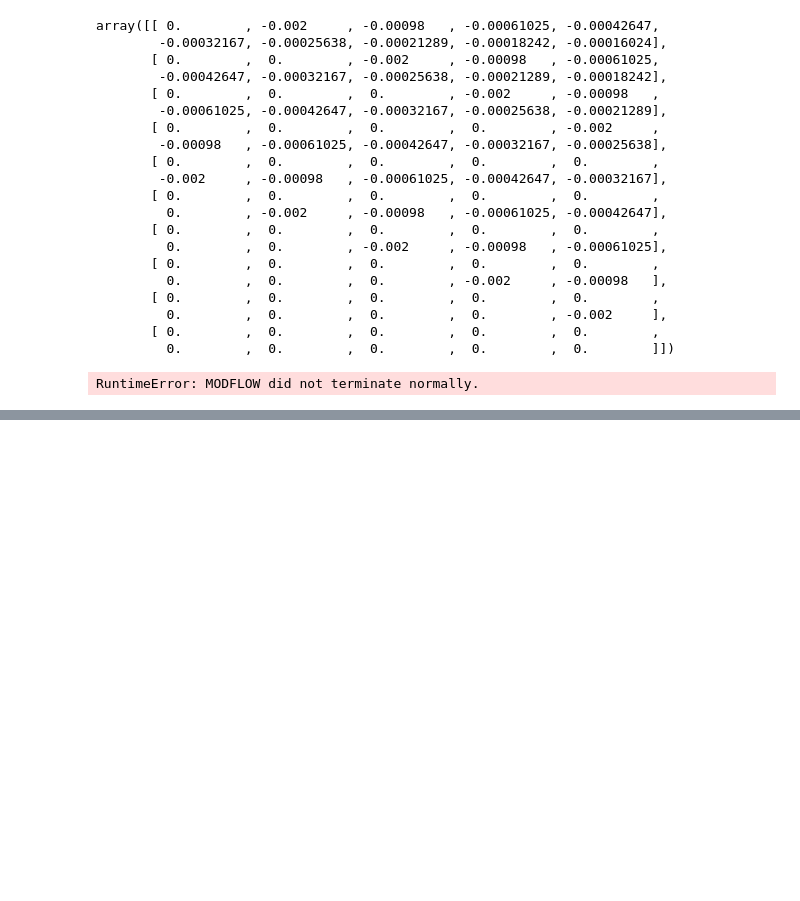
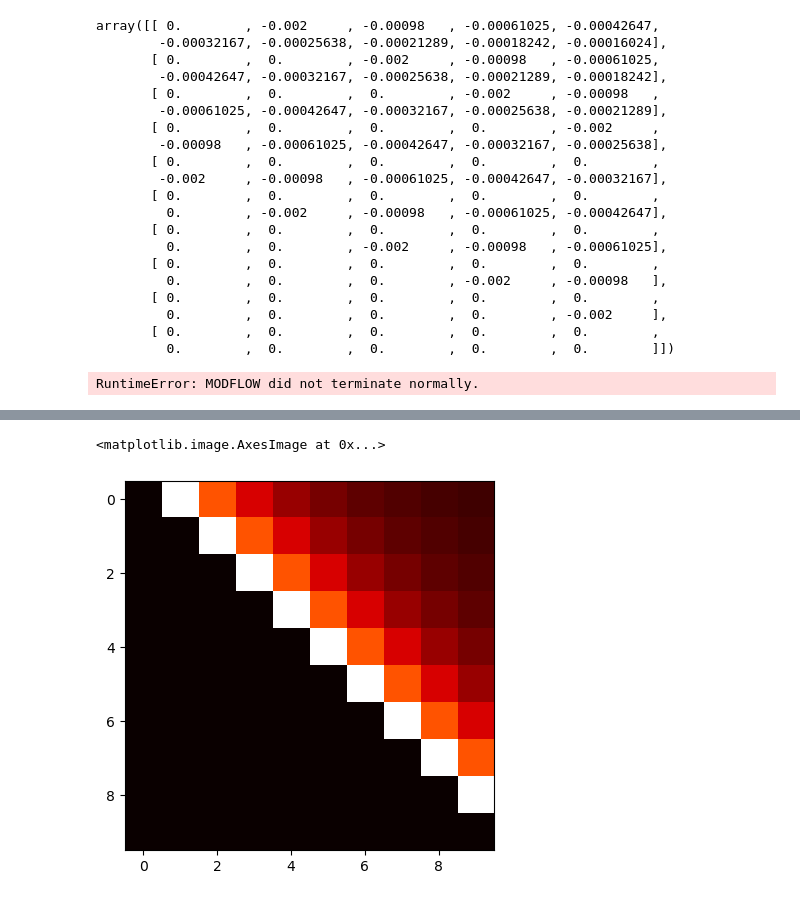
Before and after one commit to leonardchanfreau/RHG_GroundWater, a Jupyter notebook: test.ipynb, the cells around one changed output, grey strips where cells are left out. Drawn from its saved outputs; the diff is of its cells as text; code cells hidden in the pictures; blank space fills up the shorter version.

```diff
--- a/test.ipynb
+++ b/test.ipynb
@@ -313,0 +427,5 @@ RuntimeError: MODFLOW did not terminate normally.
+# %%
+plt.imshow(R_vv, cmap='hot', interpolation='nearest')
+# %% [output]
+<matplotlib.image.AxesImage at 0x...>
+[figure, added]
```
Also changed, not shown: parts of 72 cells of this notebook, 14 other files.
